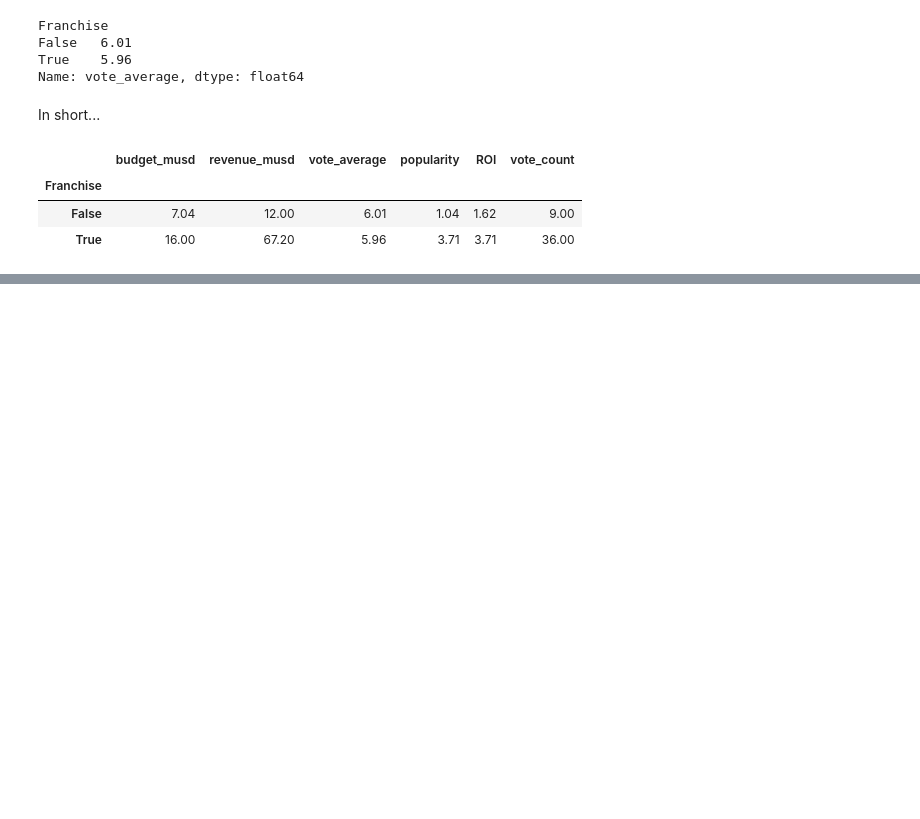
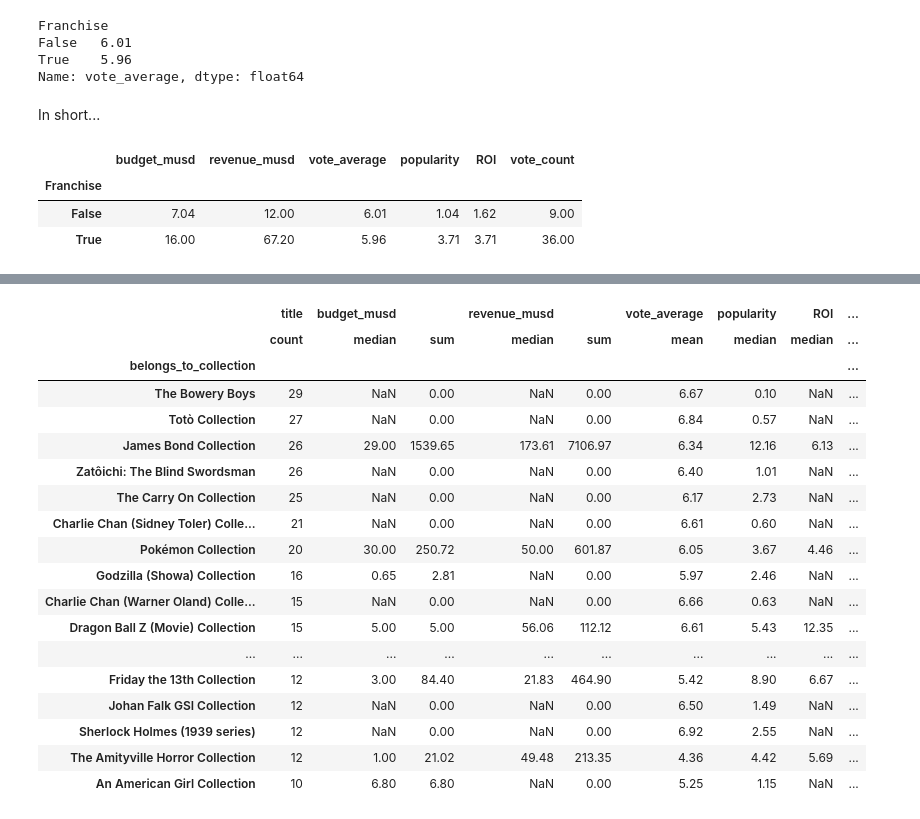
Before and after one commit to RochaErik/DS-MoviesProject, a Jupyter notebook: DS-MoviesProject.ipynb, the cells around one changed output, grey strips where cells are left out. Drawn from its saved outputs; the diff is of its cells as text; code cells hidden in the pictures; blank space fills up the shorter version.

Commit message:
Analysis of the most successful franchise

```diff
--- a/DS-MoviesProject.ipynb
+++ b/DS-MoviesProject.ipynb
@@ -746,0 +765,10 @@ df.groupby('Franchise').agg({'budget_musd': 'median', 'revenue_musd': 'median',
+# %%
+franchises = df.groupby('belongs_to_collection').agg({
+                                                      'title': 'count',
+                                                      'budget_musd': ['median', 'sum'],
+                                                      'revenue_musd': ['median', 'sum'],
+                                                      'vote_average': 'mean',
+                                                      'popularity': 'median',
+                                                      'ROI': 'median',
+                                                      'vote_count': 'mean'
+                                                      })
@@ -746,0 +793,22 @@ df.groupby('Franchise').agg({'budget_musd': 'median', 'revenue_musd': 'median',
+# %%
+franchises.nlargest(20, ('title', 'count'))
+# %% [output]
+|  | title | budget_musd |  | revenue_musd |  | vote_average | popularity | ROI | ... |
+|  | count | median | sum | median | sum | mean | median | median | ... |
+| belongs_to_collection |  |  |  |  |  |  |  |  | ... |
+| The Bowery Boys | 29 | NaN | 0.00 | NaN | 0.00 | 6.67 | 0.10 | NaN | ... |
+| Totò Collection | 27 | NaN | 0.00 | NaN | 0.00 | 6.84 | 0.57 | NaN | ... |
+| James Bond Collection | 26 | 29.00 | 1539.65 | 173.61 | 7106.97 | 6.34 | 12.16 | 6.13 | ... |
+| Zatôichi: The Blind Swordsman | 26 | NaN | 0.00 | NaN | 0.00 | 6.40 | 1.01 | NaN | ... |
+| The Carry On Collection | 25 | NaN | 0.00 | NaN | 0.00 | 6.17 | 2.73 | NaN | ... |
+| Charlie Chan (Sidney Toler) Colle... | 21 | NaN | 0.00 | NaN | 0.00 | 6.61 | 0.60 | NaN | ... |
+| Pokémon Collection | 20 | 30.00 | 250.72 | 50.00 | 601.87 | 6.05 | 3.67 | 4.46 | ... |
+| Godzilla (Showa) Collection | 16 | 0.65 | 2.81 | NaN | 0.00 | 5.97 | 2.46 | NaN | ... |
+| Charlie Chan (Warner Oland) Colle... | 15 | NaN | 0.00 | NaN | 0.00 | 6.66 | 0.63 | NaN | ... |
+| Dragon Ball Z (Movie) Collection | 15 | 5.00 | 5.00 | 56.06 | 112.12 | 6.61 | 5.43 | 12.35 | ... |
+| ... | ... | ... | ... | ... | ... | ... | ... | ... | ... |
+| Friday the 13th Collection | 12 | 3.00 | 84.40 | 21.83 | 464.90 | 5.42 | 8.90 | 6.67 | ... |
+| Johan Falk GSI Collection | 12 | NaN | 0.00 | NaN | 0.00 | 6.50 | 1.49 | NaN | ... |
+| Sherlock Holmes (1939 series) | 12 | NaN | 0.00 | NaN | 0.00 | 6.92 | 2.55 | NaN | ... |
+| The Amityville Horror Collection | 12 | 1.00 | 21.02 | 49.48 | 213.35 | 4.36 | 4.42 | 5.69 | ... |
+| An American Girl Collection | 10 | 6.80 | 6.80 | NaN | 0.00 | 5.25 | 1.15 | NaN | ... |
```
Also changed, not shown: parts of 20 cells of this notebook.
